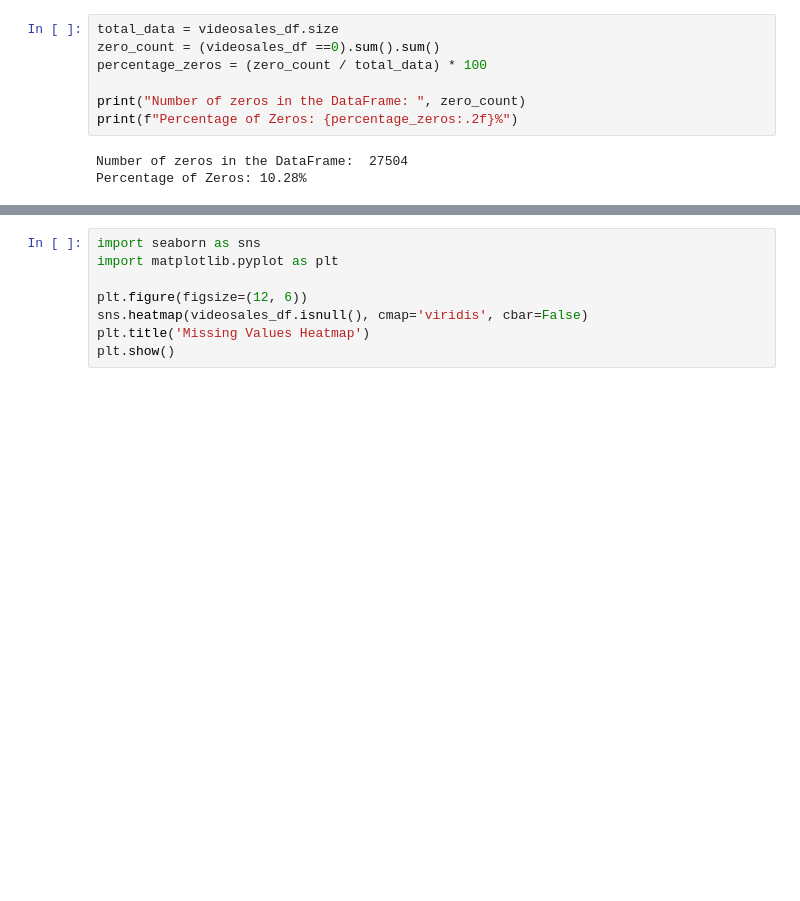
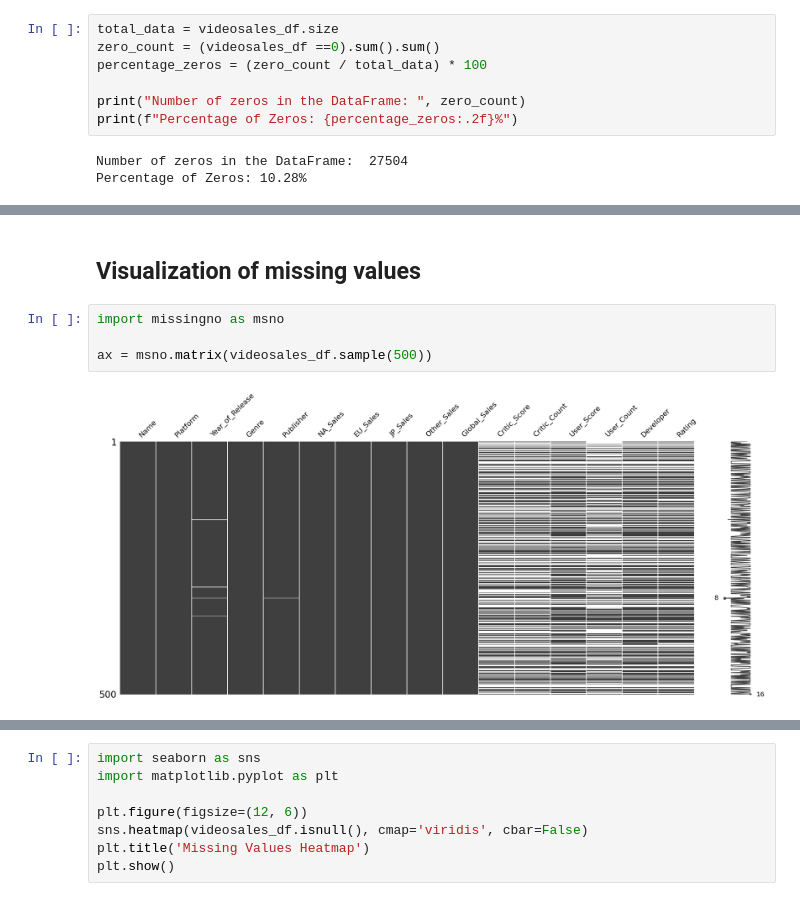
Before and after one commit to sba23416/CA1_DataViz_HDip-, a Jupyter notebook: Hodan Mohamed Abdi_DVizHDip_CA1.ipynb, the cells around one changed output, grey strips where cells are left out. Drawn from its saved outputs; the diff is of its cells as text; blank space fills up the shorter version.

Commit message:
Visualization of missing values

```diff
--- a/Hodan Mohamed Abdi_DVizHDip_CA1.ipynb
+++ b/Hodan Mohamed Abdi_DVizHDip_CA1.ipynb
@@ -264,0 +290,8 @@ Percentage of Zeros: 10.28%
+# %% [markdown]
+## Visualization of missing values
+# %%
+import missingno as msno
+
+ax = msno.matrix(videosales_df.sample(500))
+# %% [output]
+[figure, added]
```
Also changed, not shown: parts of 18 cells of this notebook.
